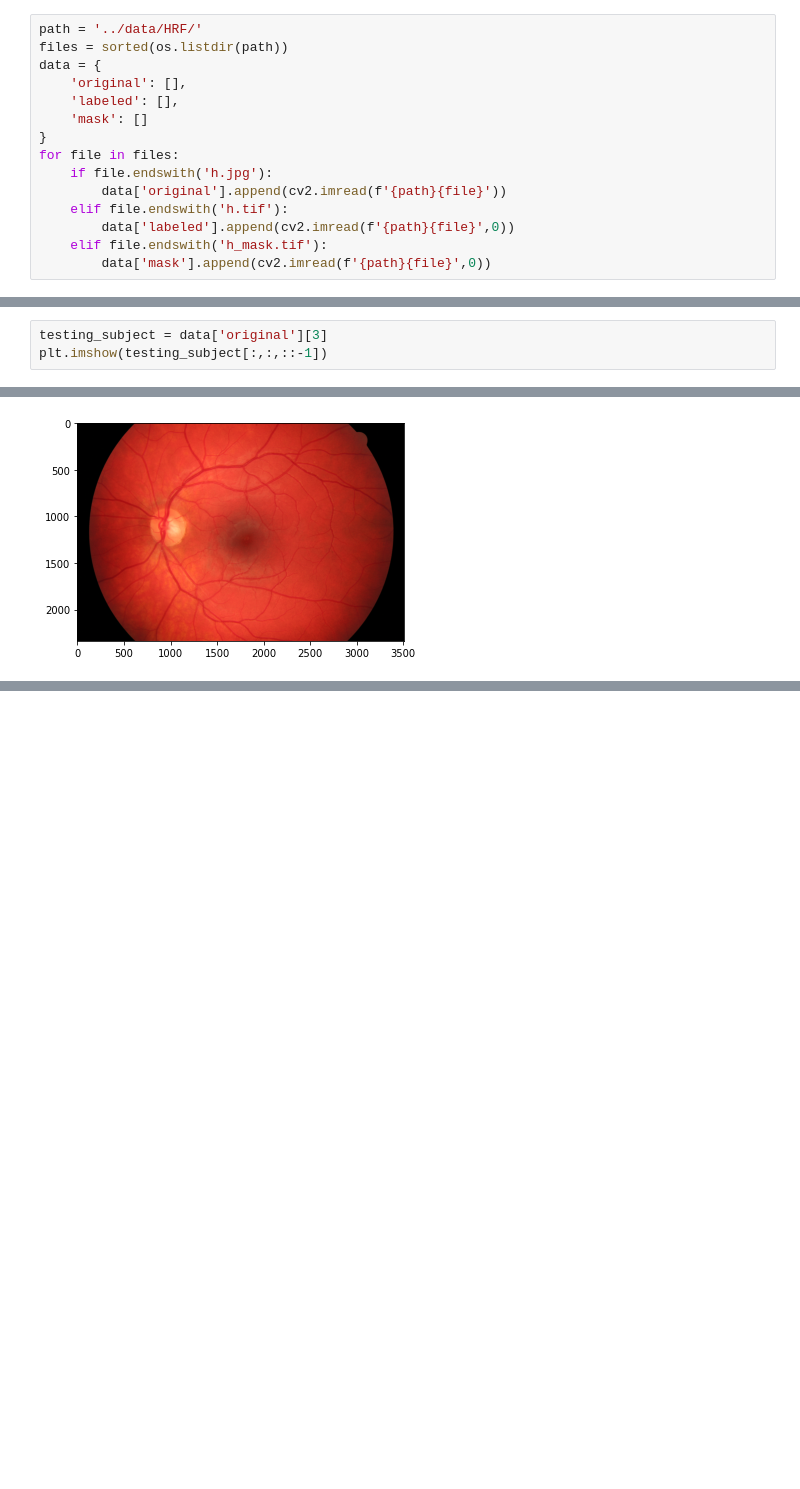
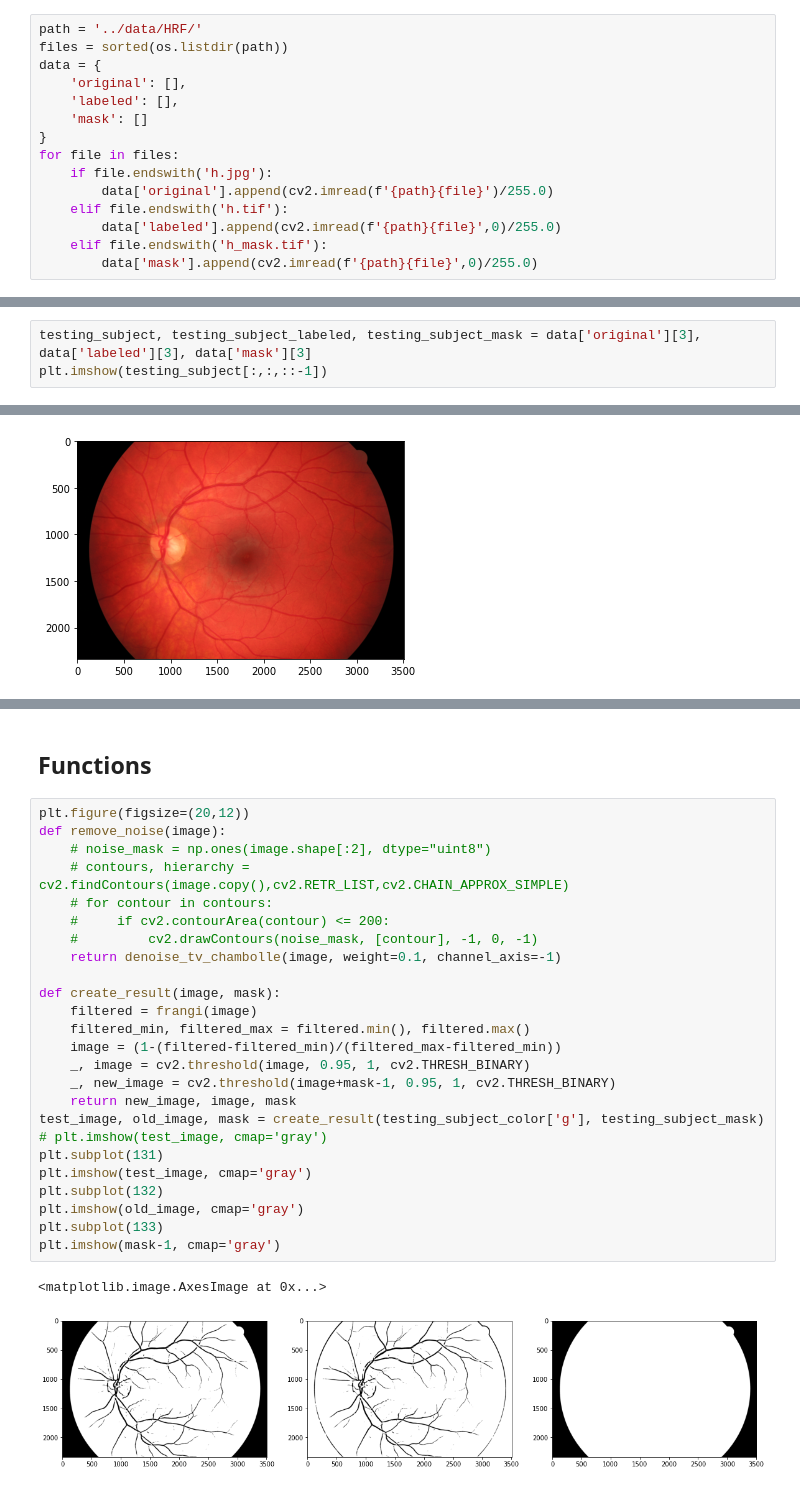
Before and after one commit to Ag0r9/Segmenting-Retinal-Blood-Vessels, a Jupyter notebook: notebooks/classic_CV.ipynb, the cells around one changed output, grey strips where cells are left out. Cells and saved outputs as stored; diff of their text form; blank space fills up the shorter version.

```diff
--- a/notebooks/classic_CV.ipynb
+++ b/notebooks/classic_CV.ipynb
@@ -21,11 +25,11 @@ data = {
 }
 for file in files:
     if file.endswith('h.jpg'):
-        data['original'].append(cv2.imread(f'{path}{file}'))
+        data['original'].append(cv2.imread(f'{path}{file}')/255.0)
     elif file.endswith('h.tif'):
-        data['labeled'].append(cv2.imread(f'{path}{file}',0))
+        data['labeled'].append(cv2.imread(f'{path}{file}',0)/255.0)
     elif file.endswith('h_mask.tif'):
-        data['mask'].append(cv2.imread(f'{path}{file}',0))
+        data['mask'].append(cv2.imread(f'{path}{file}',0)/255.0)
 # %%
 for type_ in data:
     print(len(data[type_]))
@@ -62,5 +68,5 @@ plt.show()
 # %%
-testing_subject = data['original'][3]
+testing_subject, testing_subject_labeled, testing_subject_mask = data['original'][3], data['labeled'][3], data['mask'][3]
 plt.imshow(testing_subject[:,:,::-1])
 # %% [output]
 <matplotlib.image.AxesImage at 0x...>
@@ -84,0 +91,30 @@ SyntaxError: invalid syntax (850117106.py, line 9)
+# %% [markdown]
+## Functions
+# %%
+plt.figure(figsize=(20,12))
+def remove_noise(image):
+    # noise_mask = np.ones(image.shape[:2], dtype="uint8")
+    # contours, hierarchy = cv2.findContours(image.copy(),cv2.RETR_LIST,cv2.CHAIN_APPROX_SIMPLE)
+    # for contour in contours:
+    #     if cv2.contourArea(contour) <= 200:
+    #         cv2.drawContours(noise_mask, [contour], -1, 0, -1)
+    return denoise_tv_chambolle(image, weight=0.1, channel_axis=-1)
+
+def create_result(image, mask):
+    filtered = frangi(image)
+    filtered_min, filtered_max = filtered.min(), filtered.max()
+    image = (1-(filtered-filtered_min)/(filtered_max-filtered_min))
+    _, image = cv2.threshold(image, 0.95, 1, cv2.THRESH_BINARY)
+    _, new_image = cv2.threshold(image+mask-1, 0.95, 1, cv2.THRESH_BINARY)
+    return new_image, image, mask
+test_image, old_image, mask = create_result(testing_subject_color['g'], testing_subject_mask)
+# plt.imshow(test_image, cmap='gray')
+plt.subplot(131)
+plt.imshow(test_image, cmap='gray')
+plt.subplot(132)
+plt.imshow(old_image, cmap='gray')
+plt.subplot(133)
+plt.imshow(mask-1, cmap='gray')
+# %% [output]
+<matplotlib.image.AxesImage at 0x...>
+[figure, added]
```
Also changed, not shown: parts of 9 cells of this notebook.
